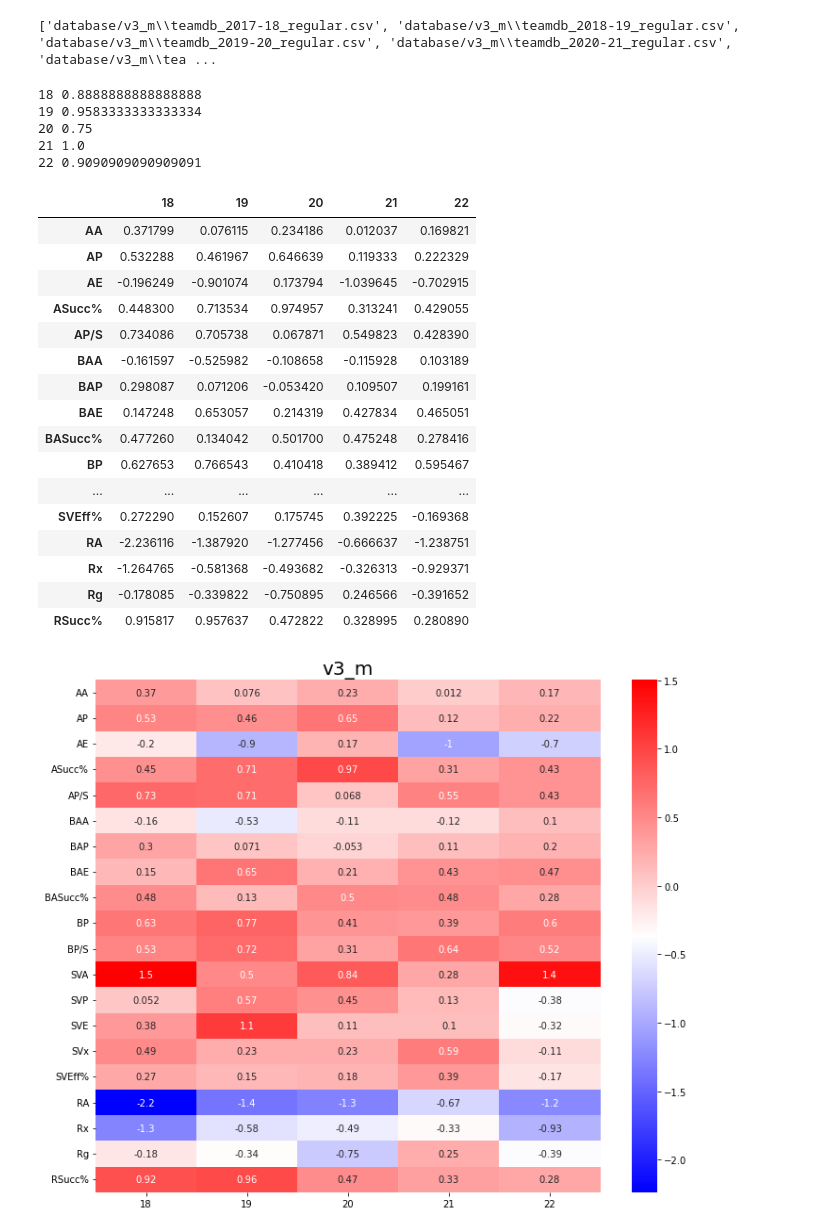
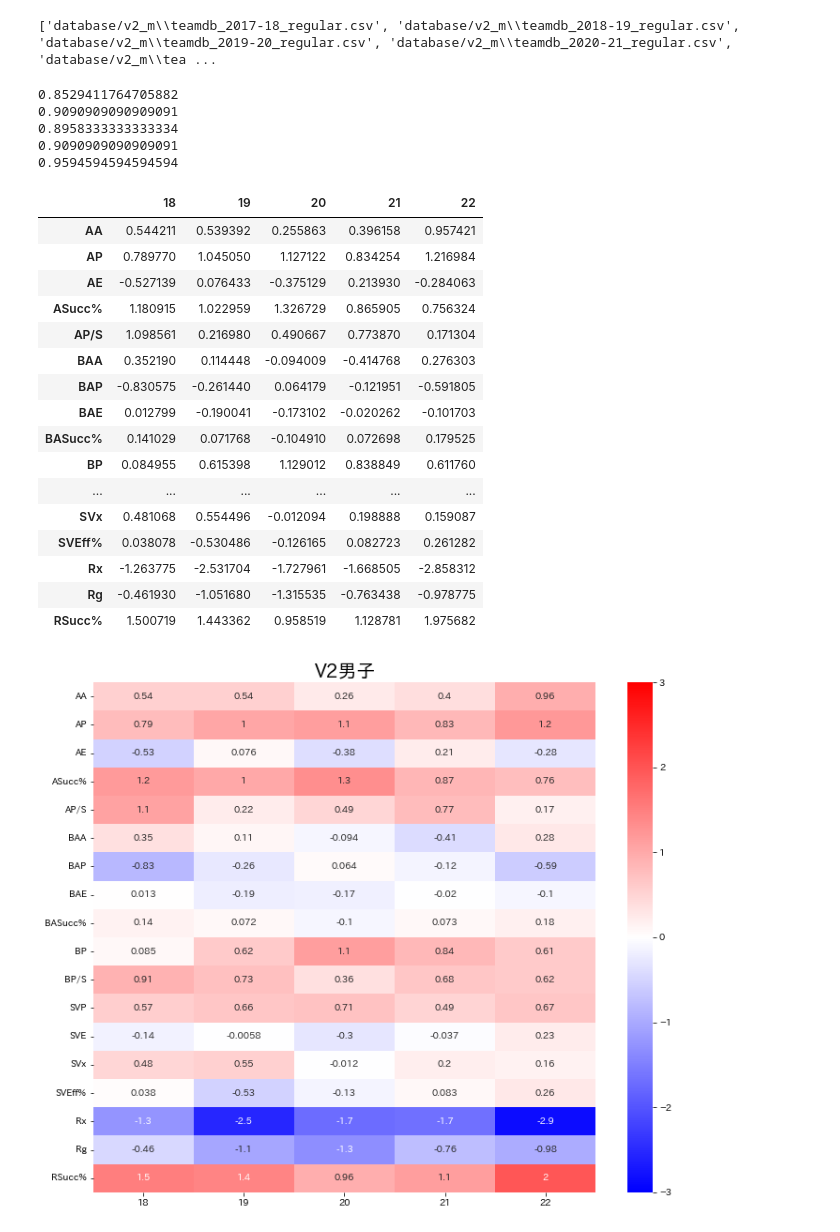
Before and after one commit to vleaguebot-lab/vleague_stats, a Jupyter notebook: data_collect_lab2.ipynb, the cells around one changed output. Saved outputs shown, nothing was run; the diff lists cells and outputs as text; code cells hidden in the pictures.

```diff
--- a/data_collect_lab2.ipynb
+++ b/data_collect_lab2.ipynb
@@ -14,20 +40,19 @@ from sklearn.linear_model import LogisticRegression
 # %%
-division = 'v3_m'
+division = 'v2_m'
 paths = glob.glob('database/{}/teamdb_*'.format(division))
+paths = paths[-5:]
 print(paths)
 # %% [output]
-['database/v3_m\\teamdb_2017-18_regular.csv', 'database/v3_m\\teamdb_2018-19_regular.csv', 'database/v3_m\\teamdb_2019-20_regular.csv', 'database/v3_m\\teamdb_2020-21_regular.csv', 'database/v3_m\\tea ...
+['database/v2_m\\teamdb_2017-18_regular.csv', 'database/v2_m\\teamdb_2018-19_regular.csv', 'database/v2_m\\teamdb_2019-20_regular.csv', 'database/v2_m\\teamdb_2020-21_regular.csv', 'database/v2_m\\tea ...
 # %%
-df4 = pd.DataFrame(index=df3.columns)
+df4 = pd.DataFrame(index=index)
 for path in paths:
     # print(path[-14:-12])
     year = path[-14:-12]
     df = pd.read_csv(path)
     f = lambda x: 1 if x == 'Win' else 0
     df['Win'] = df['Win_Lose'].map(f)
-    df2 = df[['AA', 'AP', 'AE', 'ASucc%', 'AP/S', 'BAA', 'BAP', 'BAE', 'BASucc%',
-              'BP', 'BP/S', 'SVA', 'SVP', 'SVE', 'SVx', 'SVEff%', 'RA', 'Rx', 'Rg',
-              'RSucc%']].copy()
+    df2 = df[index].copy()
     # df2['BASucc%'].replace('-', np.nan, inplace=True)
     # df2['BASucc%'] = df2['BASucc%'].apply(lambda x: np.nan if x == '-' else x).astype(float)
     df2['BASucc%'] = df2['BASucc%'].apply(lambda x: 0 if x == '-' else x).astype(float)
@@ -40,41 +65,38 @@ for path in paths:
     lr = LogisticRegression() # ロジスティック回帰モデルのインスタンスを作成
     lr_ = lr.fit(X_train, Y_train) # ロジスティック回帰モデルの重みを学習
     Y_pred = lr.predict(X_test)
-    count = 0
-    for i,j in zip(Y_pred, Y_test):
-        if i == j:
-            count += 1
-    print(year, count/len(Y_pred))
+    print(accuracy_score(Y_test, Y_pred))
+    # print(Y_test, Y_pred)
     df4[year] = lr.coef_[0]
 df4
 # %% [output]
-18 0.8888888888888888
-19 0.9583333333333334
-20 0.75
-21 1.0
-22 0.9090909090909091
+0.8529411764705882
+0.9090909090909091
+0.8958333333333334
+0.9090909090909091
+0.9594594594594594
 |  | 18 | 19 | 20 | 21 | 22 |
-| AA | 0.371799 | 0.076115 | 0.234186 | 0.012037 | 0.169821 |
-| AP | 0.532288 | 0.461967 | 0.646639 | 0.119333 | 0.222329 |
-| AE | -0.196249 | -0.901074 | 0.173794 | -1.039645 | -0.702915 |
-| ASucc% | 0.448300 | 0.713534 | 0.974957 | 0.313241 | 0.429055 |
-| AP/S | 0.734086 | 0.705738 | 0.067871 | 0.549823 | 0.428390 |
-| BAA | -0.161597 | -0.525982 | -0.108658 | -0.115928 | 0.103189 |
-| BAP | 0.298087 | 0.071206 | -0.053420 | 0.109507 | 0.199161 |
-| BAE | 0.147248 | 0.653057 | 0.214319 | 0.427834 | 0.465051 |
-| BASucc% | 0.477260 | 0.134042 | 0.501700 | 0.475248 | 0.278416 |
-| BP | 0.627653 | 0.766543 | 0.410418 | 0.389412 | 0.595467 |
+| AA | 0.544211 | 0.539392 | 0.255863 | 0.396158 | 0.957421 |
+| AP | 0.789770 | 1.045050 | 1.127122 | 0.834254 | 1.216984 |
+| AE | -0.527139 | 0.076433 | -0.375129 | 0.213930 | -0.284063 |
+| ASucc% | 1.180915 | 1.022959 | 1.326729 | 0.865905 | 0.756324 |
+| AP/S | 1.098561 | 0.216980 | 0.490667 | 0.773870 | 0.171304 |
+| BAA | 0.352190 | 0.114448 | -0.094009 | -0.414768 | 0.276303 |
+| BAP | -0.830575 | -0.261440 | 0.064179 | -0.121951 | -0.591805 |
+| BAE | 0.012799 | -0.190041 | -0.173102 | -0.020262 | -0.101703 |
+| BASucc% | 0.141029 | 0.071768 | -0.104910 | 0.072698 | 0.179525 |
+| BP | 0.084955 | 0.615398 | 1.129012 | 0.838849 | 0.611760 |
 | ... | ... | ... | ... | ... | ... |
-| SVEff% | 0.272290 | 0.152607 | 0.175745 | 0.392225 | -0.169368 |
-| RA | -2.236116 | -1.387920 | -1.277456 | -0.666637 | -1.238751 |
-| Rx | -1.264765 | -0.581368 | -0.493682 | -0.326313 | -0.929371 |
-| Rg | -0.178085 | -0.339822 | -0.750895 | 0.246566 | -0.391652 |
-| RSucc% | 0.915817 | 0.957637 | 0.472822 | 0.328995 | 0.280890 |
+| SVx | 0.481068 | 0.554496 | -0.012094 | 0.198888 | 0.159087 |
+| SVEff% | 0.038078 | -0.530486 | -0.126165 | 0.082723 | 0.261282 |
+| Rx | -1.263775 | -2.531704 | -1.727961 | -1.668505 | -2.858312 |
+| Rg | -0.461930 | -1.051680 | -1.315535 | -0.763438 | -0.978775 |
+| RSucc% | 1.500719 | 1.443362 | 0.958519 | 1.128781 | 1.975682 |
 # %%
 fig = plt.figure(figsize=(12,10))
-plt.title(division, fontsize=20)
-sns.heatmap(df4,annot=True,cmap='bwr')
-plt.savefig('graph/std_heatmap_{}.png'.format(division),facecolor='white')
+plt.title(div_ja(division), fontsize=20)
+sns.heatmap(df4,annot=True,cmap='bwr',vmin=-3,vmax=3)
+plt.savefig('graph/hm/{0}{1}.png'.format(division,ex),facecolor='white')
 plt.show()
 # %% [output]
-[figure, old version]
+[figure, new version]
```
Also changed, not shown: parts of 5 cells of this notebook, 28 other files.
